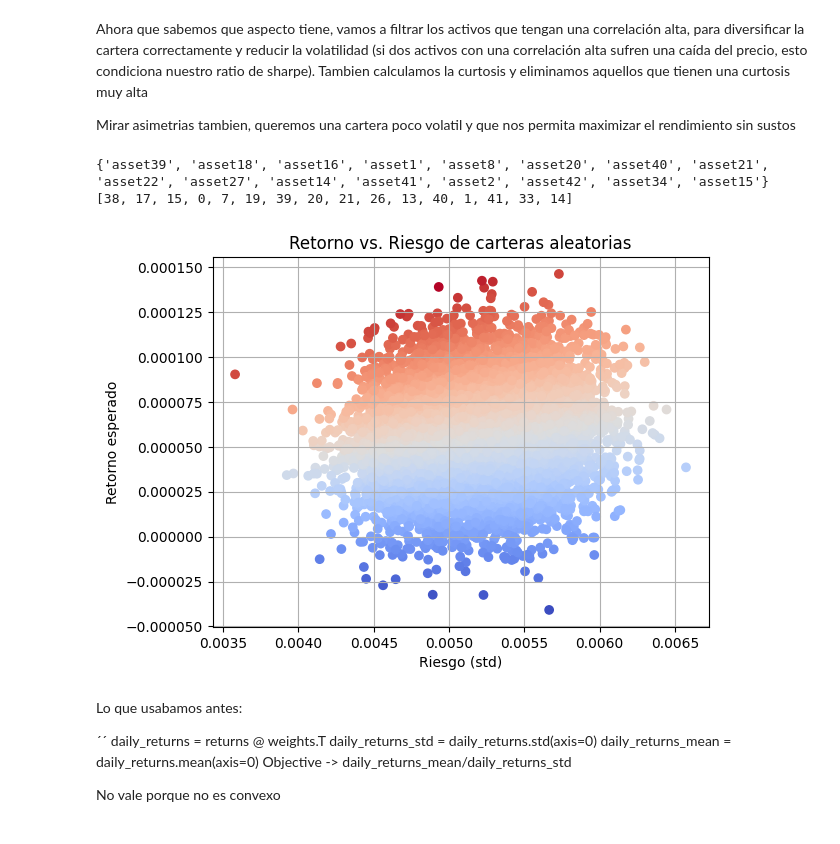
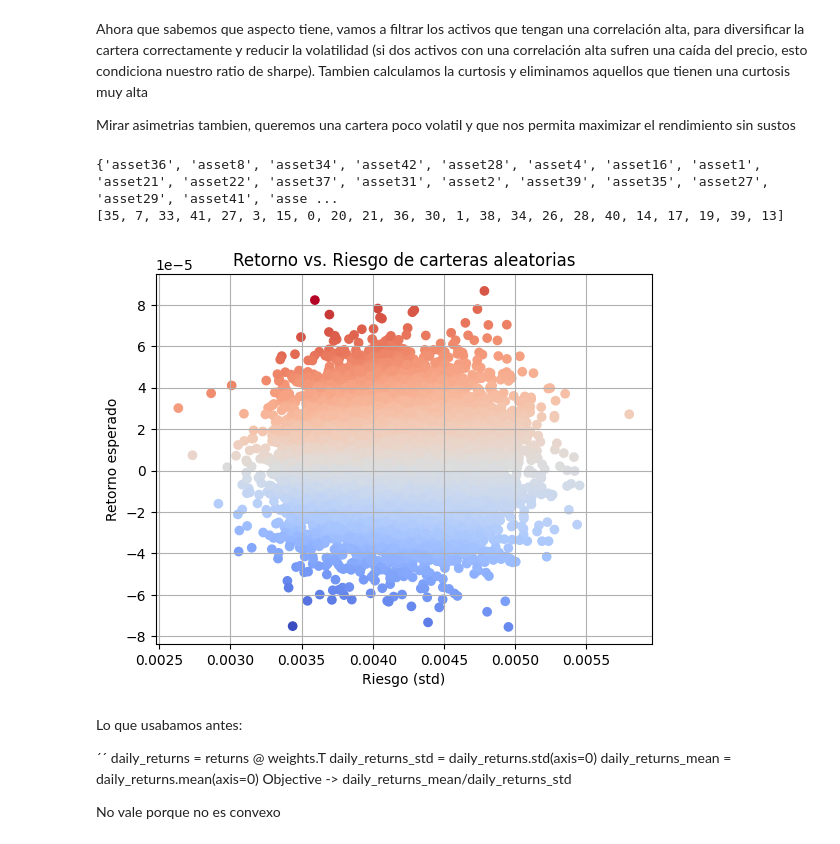
Before and after one commit to Juanjod54/MIAX_TB2.4, a Jupyter notebook: gestion_carteras.ipynb, the cells around one changed output. Drawn from its saved outputs; the diff is of its cells as text; code cells hidden in the pictures.

```diff
--- a/gestion_carteras.ipynb
+++ b/gestion_carteras.ipynb
@@ -67,7 +67,7 @@ def get_data(csv=True):
         return yf.download(tickers, period="2y", interval="1d")['Close'].pct_change().dropna()
 # %%
 
-returns = get_data(csv=False)
+returns = get_data(csv=True)
 if not len(returns):
     exit(-1)
 
@@ -88,38 +84,38 @@ sharpe = returns.mean() / returns.std()
 
 drop = set()
 
 # Curtosis
 kurtosis = returns.kurtosis()
 for asset, _ in returns.items():
-    if (kurtosis[asset] > 6):
+    if (kurtosis[asset] > 5):
         drop.add(asset)
 
 # Obtenemos la correlacion absoluta
 correlations = returns.corr().abs()
-correlated = correlations[(correlations >= 0.8) & (correlations < 1)].stack()
+correlated = correlations[(correlations >= 0.7) & (correlations < 1)].stack()
 
 for (a, b), _ in correlated.items():
     if a in drop or b in drop:
         continue
     if sharpe[a] > sharpe[b]:
         drop.add(b)
     else:
         drop.add(a)
 
 
 drop_indexes = [returns.columns.get_loc(col) for col in drop]
 
 print(drop)
 print(drop_indexes)
 
 mask = np.ones(len(returns.iloc[0]))
 mask[drop_indexes] = 0
 
 plot_sharpe(returns, mask)
 # %% [output]
-{'asset39', 'asset18', 'asset16', 'asset1', 'asset8', 'asset20', 'asset40', 'asset21', 'asset22', 'asset27', 'asset14', 'asset41', 'asset2', 'asset42', 'asset34', 'asset15'}
-[38, 17, 15, 0, 7, 19, 39, 20, 21, 26, 13, 40, 1, 41, 33, 14]
+{'asset36', 'asset8', 'asset34', 'asset42', 'asset28', 'asset4', 'asset16', 'asset1', 'asset21', 'asset22', 'asset37', 'asset31', 'asset2', 'asset39', 'asset35', 'asset27', 'asset29', 'asset41', 'asse ...
+[35, 7, 33, 41, 27, 3, 15, 0, 20, 21, 36, 30, 1, 38, 34, 26, 28, 40, 14, 17, 19, 39, 13]
-[figure, old version]
+[figure, new version]
 # %% [markdown]
 Lo que usabamos antes:
 
```
Also changed, not shown: parts of 7 cells of this notebook, 1 other file.
